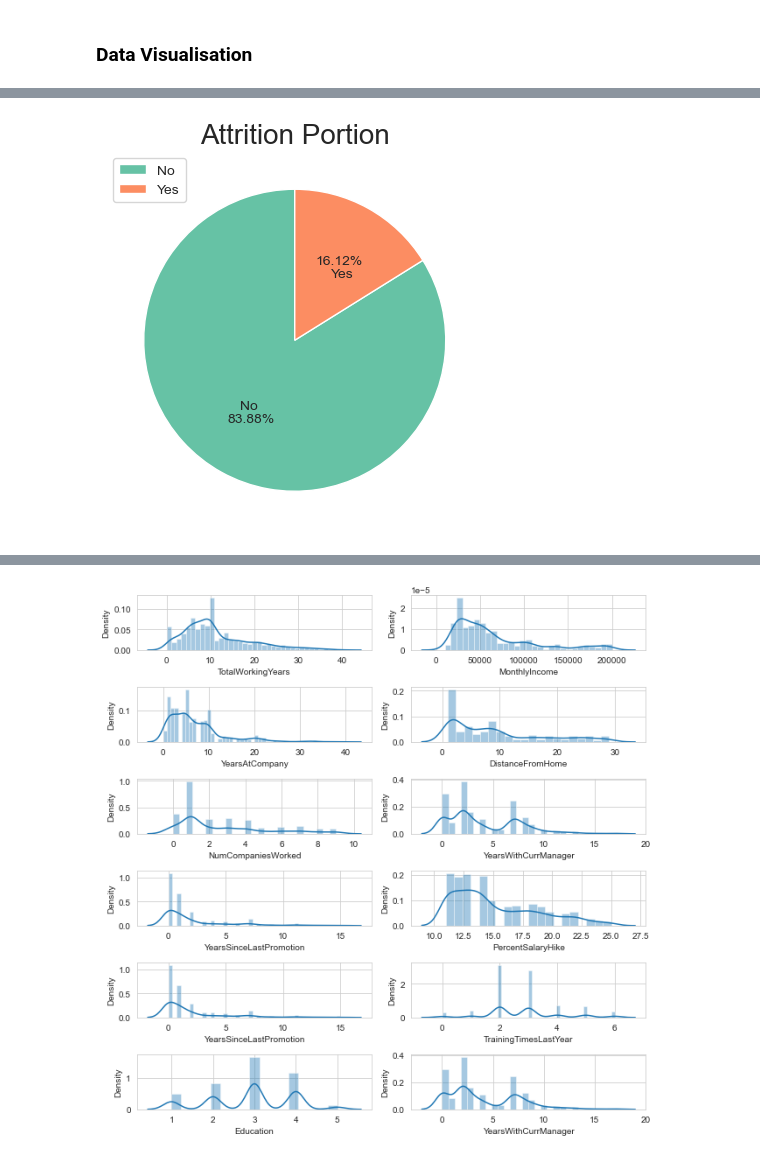
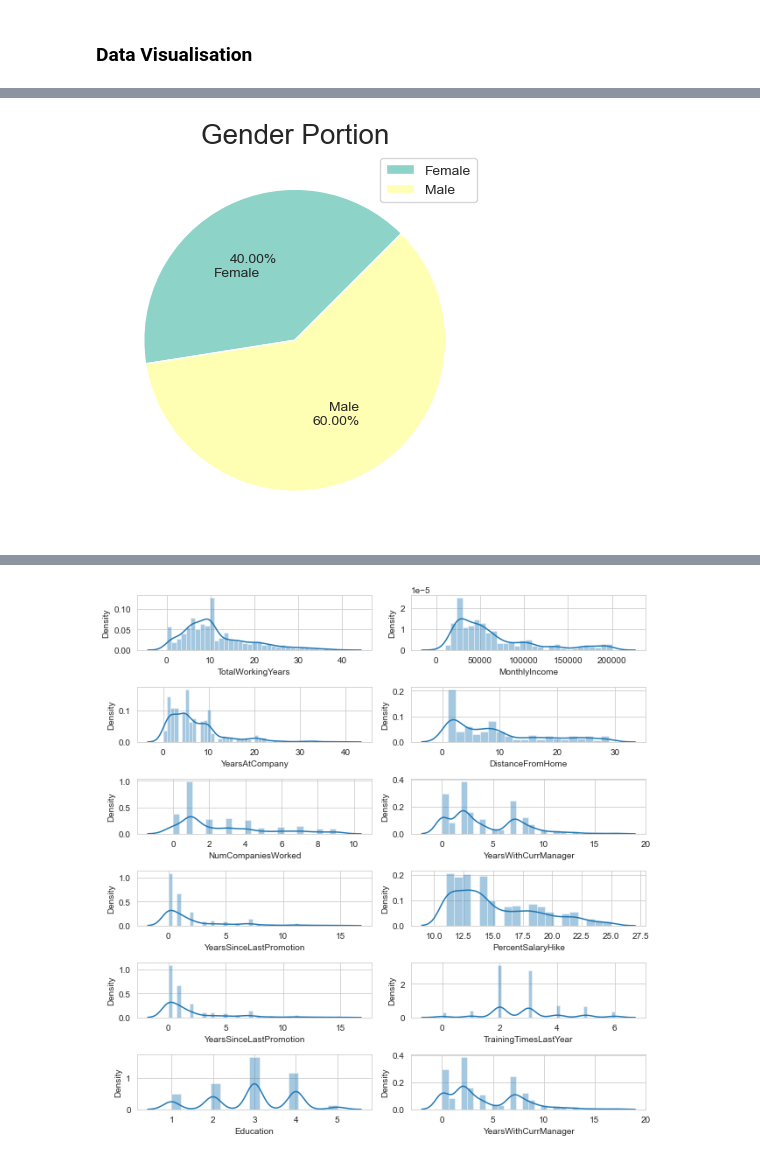
Before and after one commit to JamesLi197412/HR-Analytics, a Jupyter notebook: HRAnalytics.ipynb, the cells around one changed output, grey strips where cells are left out. Cells and saved outputs as stored; diff of their text form; code cells hidden in the pictures.

```diff
--- a/HRAnalytics.ipynb
+++ b/HRAnalytics.ipynb
@@ -172,14 +157,16 @@ plt.show()
-# %%
-# Portion of Attrition
-plt.figure(figsize = (10,5), dpi = 100)
-
-attritiondf = general.groupby(['Attrition'])['Attrition'].agg(['count']).reset_index()
-
-plt.pie(attritiondf['count'],labels = attritiondf['Attrition'],
-        autopct='%1.2f%%', startangle=90, colors=sns.color_palette('Set2'),
-        labeldistance=0.5, pctdistance=0.6)
-plt.title('Attrition Portion',fontsize = 20)
-plt.legend()
-plt.show()
-# %% [output]
-[figure, removed]
+# %%
+def pie_chart(dataframe, col,target,color,title):
+    plt.figure(figsize=(10,5), dpi = 100)
+    target_df = dataframe.groupby([col])[target].agg(['count']).reset_index()
+
+    plt.pie(target_df['count'],labels = target_df[col],
+            autopct='%1.2f%%', startangle=45, colors=sns.color_palette(color),
+            labeldistance=0.5, pctdistance=0.6)
+    plt.title(title, fontsize = 20)
+    plt.axis('off')
+    plt.legend()
+    plt.show()
+# %%
+pie_chart(general, 'Gender','EmployeeID','Set3','Gender Portion')
+# %% [output]
+[figure, added]
```
Also changed, not shown: parts of 15 cells of this notebook.
